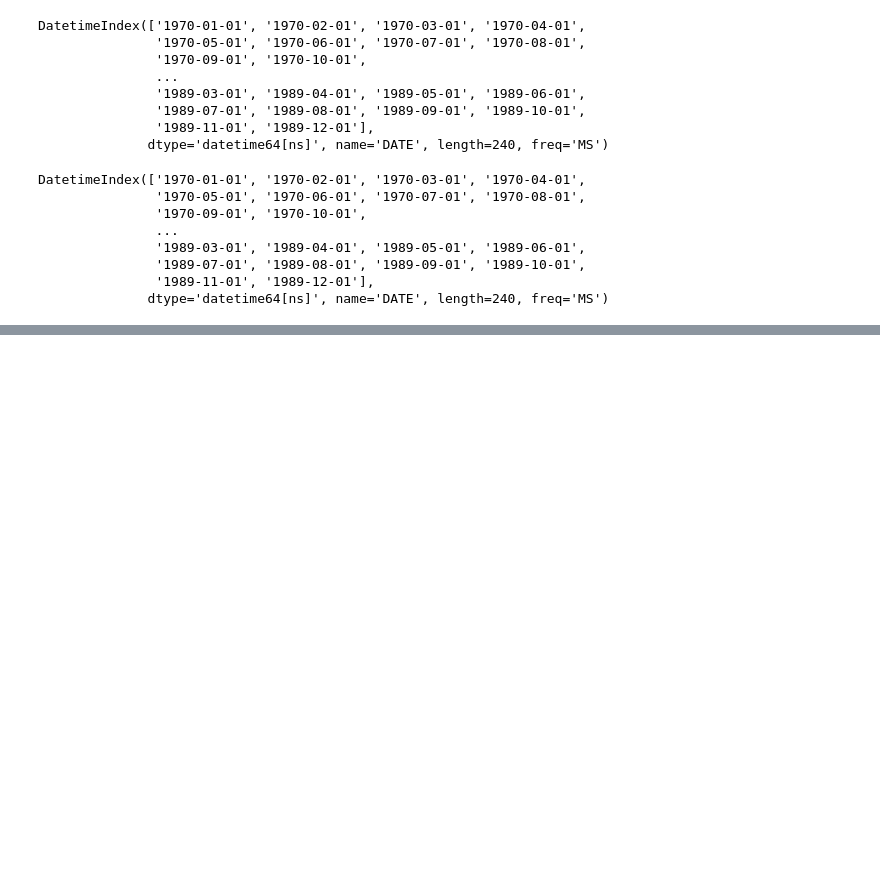
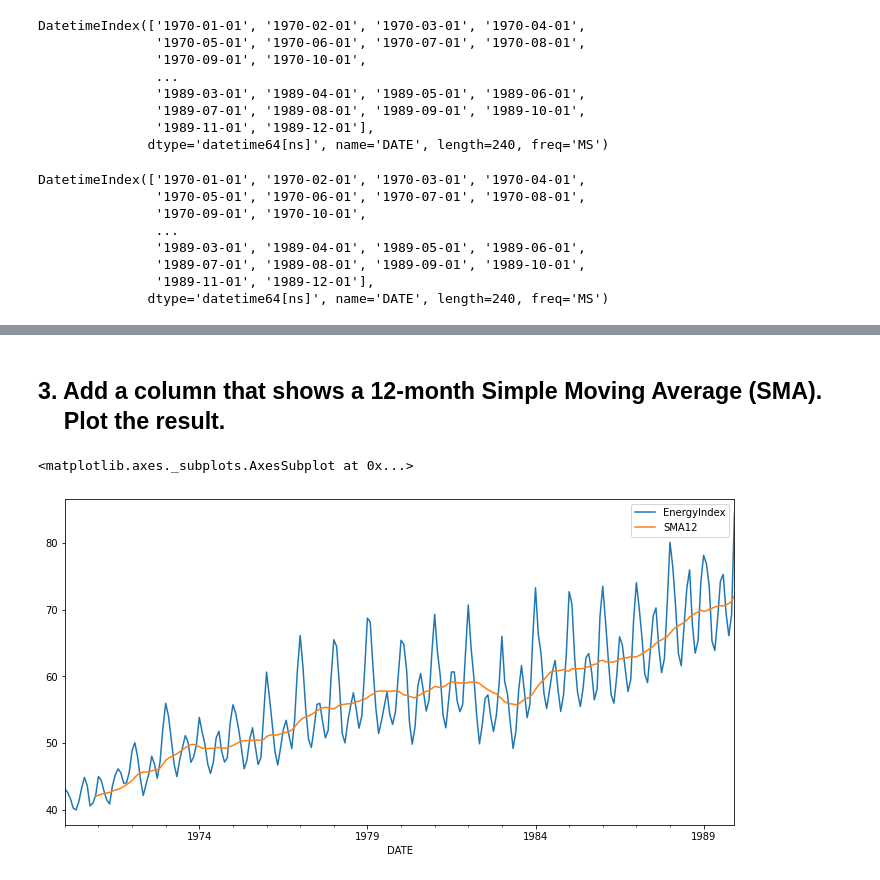
Before and after one commit to StevTobs/TimeSeries_Python, a Jupyter notebook: Time_Series_Analysis_with_Statsmodel.ipynb, the cells around one changed output, grey strips where cells are left out. Saved outputs shown, nothing was run; the diff lists cells and outputs as text; code cells hidden in the pictures; blank space fills up the shorter version.

```diff
--- a/Time_Series_Analysis_with_Statsmodel.ipynb
+++ b/Time_Series_Analysis_with_Statsmodel.ipynb
@@ -768,0 +774,10 @@ DatetimeIndex(['1970-01-01', '1970-02-01', '1970-03-01', '1970-04-01',
+# %% [markdown]
+## 3. Add a column that shows a 12-month Simple Moving Average (SMA).<br>&nbsp;&nbsp;&nbsp;&nbsp;Plot the result.
+# %%
+#CODE HERE
+
+df['SMA12'] = df['EnergyIndex'].rolling(window=12).mean()
+df.plot(figsize=(12,6))
+# %% [output]
+<matplotlib.axes._subplots.AxesSubplot at 0x...>
+[figure, added]
```
Also changed, not shown: parts of 18 cells of this notebook.
